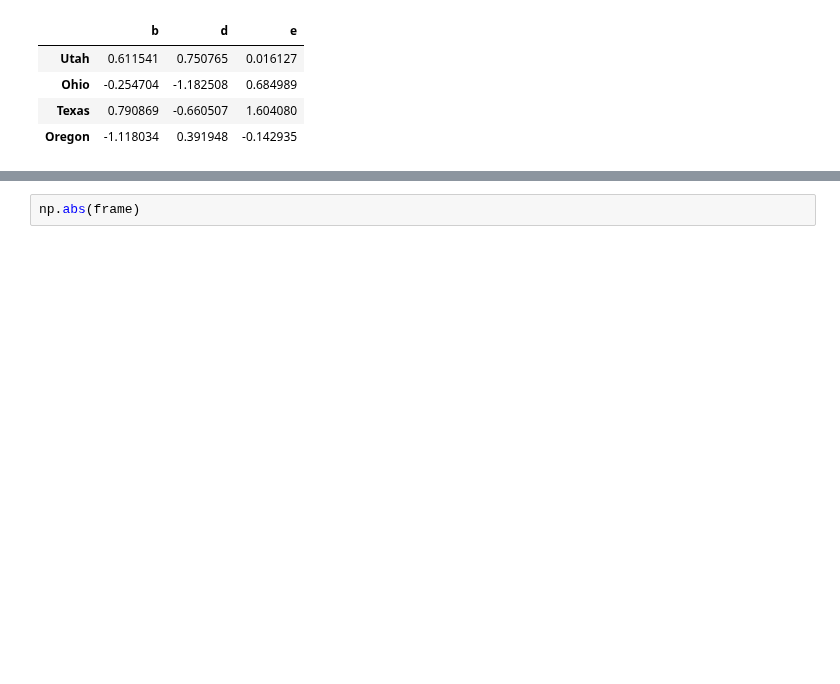
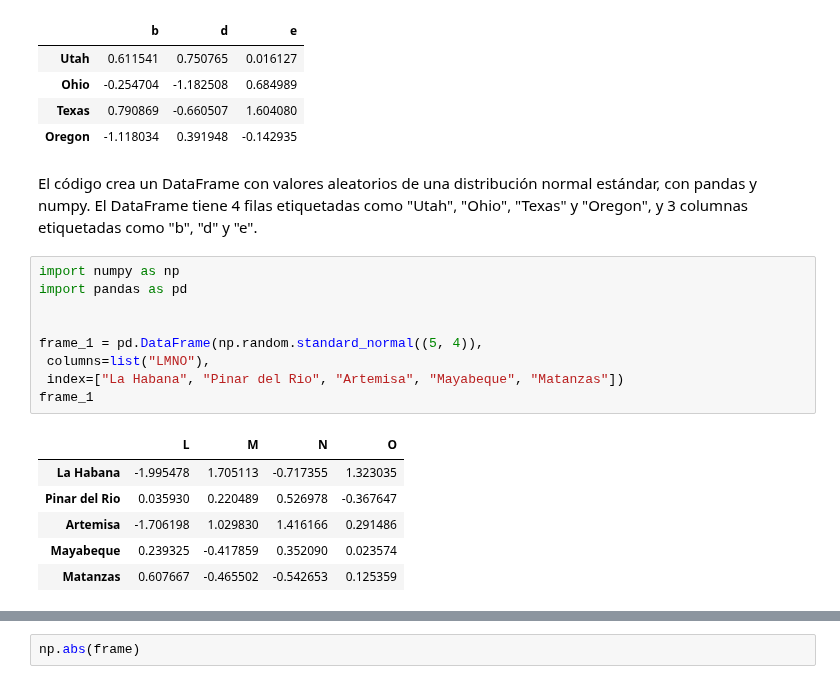
Before and after one commit to mizos0512/RPython, a Jupyter notebook: Notebooks/Clases/P36-Op_Aritmeticas_1.ipynb, the cells around one changed output, grey strips where cells are left out. Saved outputs shown, nothing was run; the diff lists cells and outputs as text; blank space fills up the shorter version.

```diff
--- a/Notebooks/Clases/P36-Op_Aritmeticas_1.ipynb
+++ b/Notebooks/Clases/P36-Op_Aritmeticas_1.ipynb
@@ -357,3 +456,21 @@ frame
 | Ohio | -0.254704 | -1.182508 | 0.684989 |
 | Texas | 0.790869 | -0.660507 | 1.604080 |
 | Oregon | -1.118034 | 0.391948 | -0.142935 |
+# %% [markdown]
+El código crea un DataFrame con valores aleatorios de una distribución normal estándar, con pandas y numpy. El DataFrame tiene 4 filas etiquetadas como "Utah", "Ohio", "Texas" y "Oregon", y 3 columnas etiquetadas como "b", "d" y "e".
+# %%
+import numpy as np
+import pandas as pd
+
+
+frame_1 = pd.DataFrame(np.random.standard_normal((5, 4)),
+ columns=list("LMNO"),
+ index=["La Habana", "Pinar del Rio", "Artemisa", "Mayabeque", "Matanzas"])
+frame_1
+# %% [output]
+|  | L | M | N | O |
+| La Habana | -1.995478 | 1.705113 | -0.717355 | 1.323035 |
+| Pinar del Rio | 0.035930 | 0.220489 | 0.526978 | -0.367647 |
+| Artemisa | -1.706198 | 1.029830 | 1.416166 | 0.291486 |
+| Mayabeque | 0.239325 | -0.417859 | 0.352090 | 0.023574 |
+| Matanzas | 0.607667 | -0.465502 | -0.542653 | 0.125359 |
```
Also changed, not shown: parts of 27 cells of this notebook, 13 other files.
